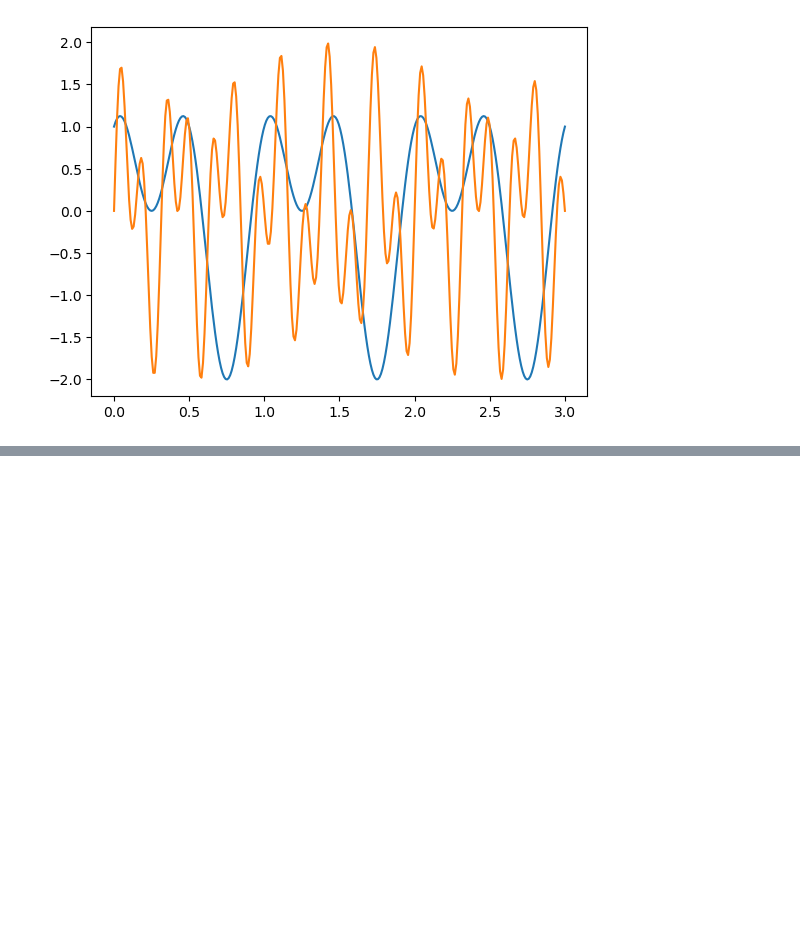
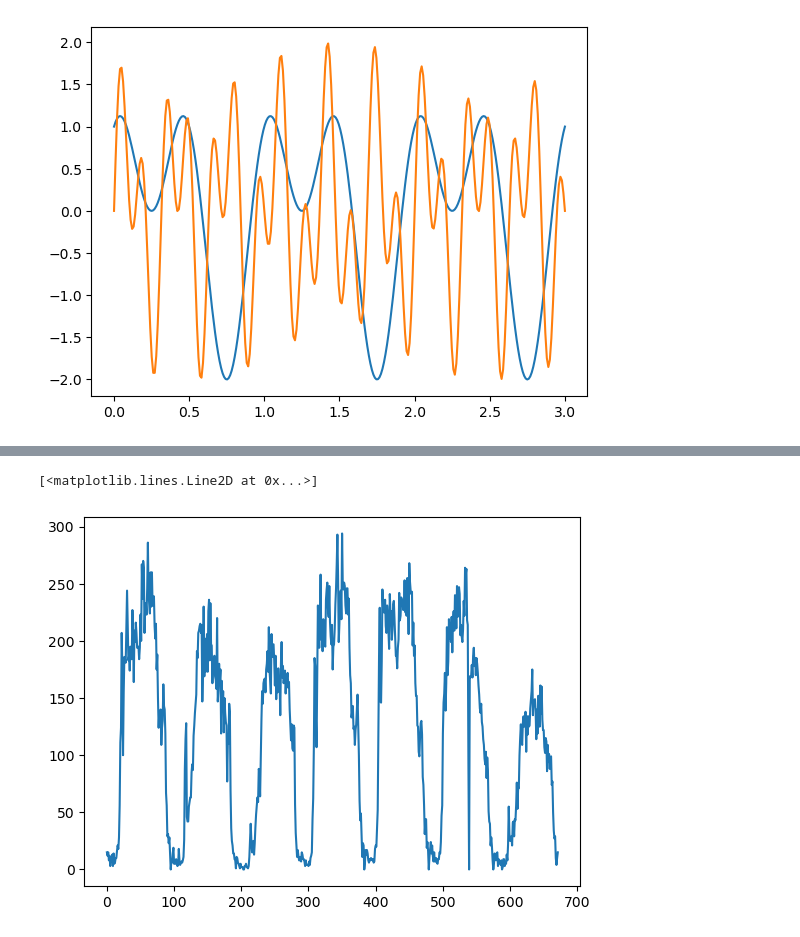
Before and after one commit to kolusask/IDP, a Jupyter notebook: test_fft.ipynb, the cells around one changed output, grey strips where cells are left out. Cells and saved outputs as stored; diff of their text form; code cells hidden in the pictures; blank space fills up the shorter version.

```diff
--- a/test_fft.ipynb
+++ b/test_fft.ipynb
@@ -4,3 +18,12 @@ import matplotlib.pyplot as plt
+# %%
+READ_START_DATE = datetime.strptime(CONFIG['READ_START_DATE'], DATE_FORMAT)
+READ_END_DATE = datetime.strptime(CONFIG['READ_END_DATE'], DATE_FORMAT)
+
+# One week Monday - Monday
+PLOT_START_DATE = datetime(2021, 5, 7)
+PLOT_END_DATE = PLOT_START_DATE + timedelta(days=7)
+
+SECTION_INDEX = 9
 # %%
 fs = 100
 time = torch.linspace(0, 3, fs * 3)
@@ -78,0 +111,10 @@ plt.plot(freq[:plot_len], sig_resid_fft[:plot_len])
+# %%
+mat_q = torch.real(torch.load(out_path('mat_q.pt')))
+mat_q = mat_q[:, SECTION_INDEX]
+mat_q_week = crop_q_between(mat_q, READ_START_DATE,
+                            READ_END_DATE, PLOT_START_DATE, PLOT_END_DATE)
+mat_q_week.shape
+plt.plot(mat_q_week)
+# %% [output]
+[<matplotlib.lines.Line2D at 0x...>]
+[figure, added]
```
Also changed, not shown: parts of 12 cells of this notebook, 2 other files.
